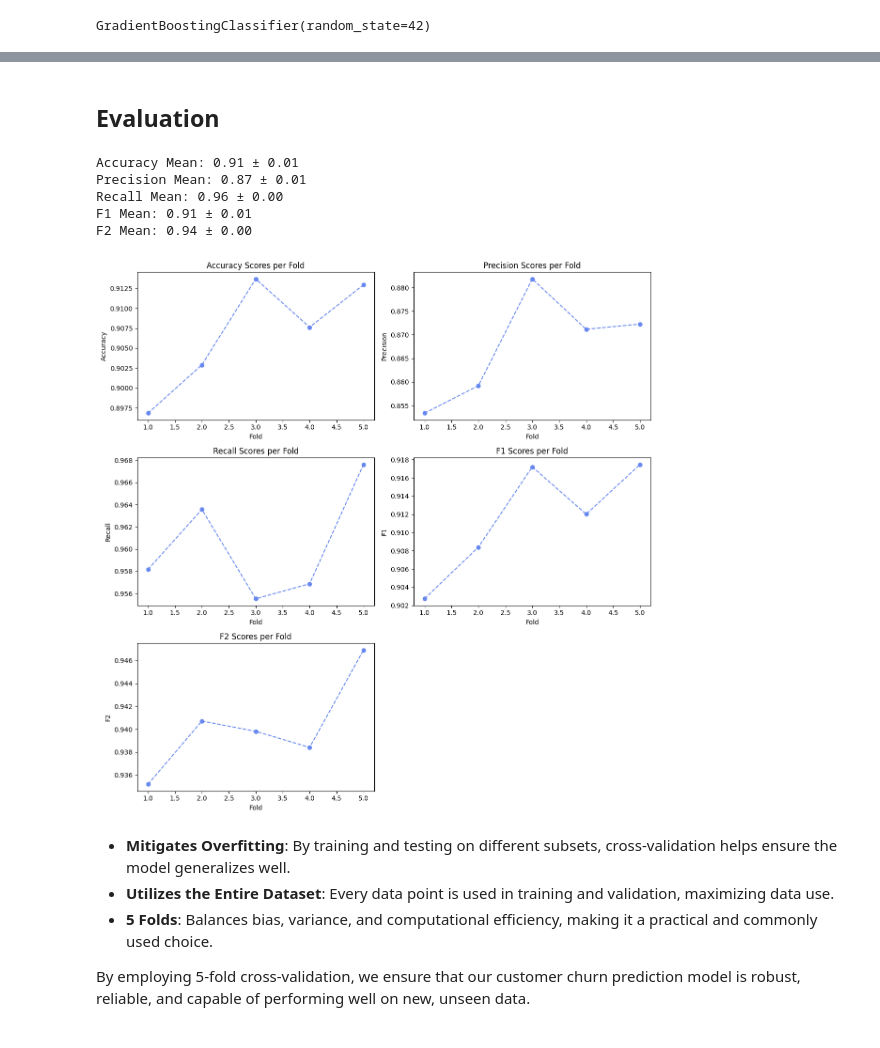
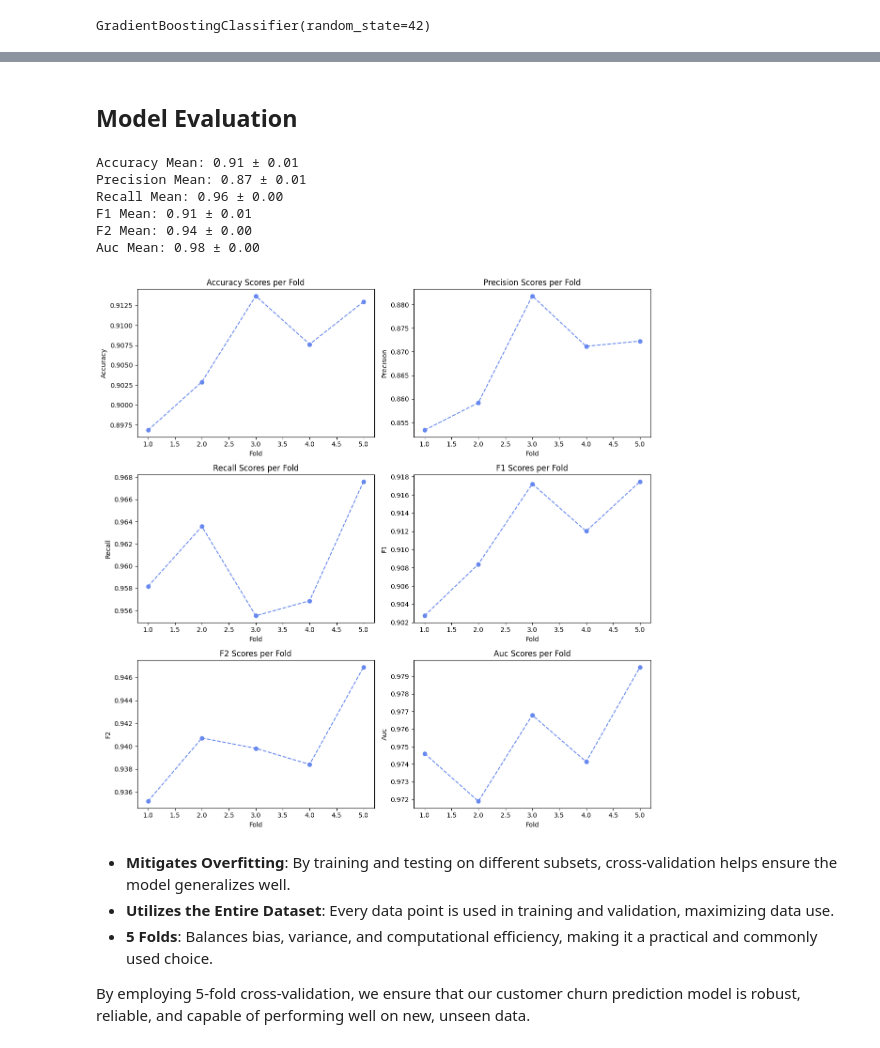
Before and after one commit to elishastanley/Churn-Prediction-Enhancing-Retention-with-Machine-Learning, a Jupyter notebook: Notebooks/main.ipynb, the cells around one changed output, grey strips where cells are left out. Cells and saved outputs as stored; diff of their text form; code cells hidden in the pictures.

Commit message:
Modeling

```diff
--- a/Notebooks/main.ipynb
+++ b/Notebooks/main.ipynb
@@ -857,42 +873,54 @@ F2 Score: 0.8457645178476292
 [figure]
 # %% [markdown]
-## **Evaluation**
+## **Model Evaluation**
 # %%
-
-# Define the k-Fold cross-validation
+# Defining the k-Fold cross-validation
 k = 5
 kf = StratifiedKFold(n_splits=k, shuffle=True, random_state=42)
 
-# Define scoring metrics
 scoring = {
     'accuracy': make_scorer(accuracy_score),
     'precision': make_scorer(precision_score),
     'recall': make_scorer(recall_score),
     'f1': make_scorer(f1_score),
-    'f2': make_scorer(fbeta_score, beta=2)
+    'f2': make_scorer(fbeta_score, beta=2),
+    'auc': make_scorer(roc_auc_score, needs_proba=True)
 }
 
-# Perform cross-validation and collect scores
+# Performing cross-validation and collect scores
 scores = {metric: [] for metric in scoring}
+tprs = []
+aucs = []
+mean_fpr = np.linspace(0, 1, 100)
+
 for train_index, test_index in kf.split(X, y):
     X_train_k, X_val_k = X.iloc[train_index], X.iloc[test_index]
     y_train_k, y_val_k = y.iloc[train_index], y.iloc[test_index]
 
     rf_clf.fit(X_train_k, y_train_k)
     y_pred_k = rf_clf.predict(X_val_k)
+    y_proba_k = rf_clf.predict_proba(X_val_k)[:, 1]
 
     for metric in scoring:
         if metric == 'f2':
             score = fbeta_score(y_val_k, y_pred_k, beta=2)
+        elif metric == 'auc':
+            score = roc_auc_score(y_val_k, y_proba_k)
         else:
             score = scoring[metric]._score_func(y_val_k, y_pred_k)
         scores[metric].append(score)
 
-# Convert scores to numpy arrays for easier plotting
+    fpr, tpr, _ = roc_curve(y_val_k, y_proba_k)
+    tprs.append(np.interp(mean_fpr, fpr, tpr))
+    tprs[-1][0] = 0.0
+    roc_auc = roc_auc_score(y_val_k, y_proba_k)
+    aucs.append(roc_auc)
+
+# Converting scores to numpy arrays for easier plotting
 for metric in scores:
     scores[metric] = np.array(scores[metric])
 
-# Print mean and standard deviation for each metric
+# Printing mean and standard deviation for each metric
 for metric in scores:
     print(f"{metric.capitalize()} Mean: {
           scores[metric].mean():.2f} ± {scores[metric].std():.2f}")
@@ -902,25 +930,25 @@ Precision Mean: 0.87 ± 0.01
 Recall Mean: 0.96 ± 0.00
 F1 Mean: 0.91 ± 0.01
 F2 Mean: 0.94 ± 0.00
+Auc Mean: 0.98 ± 0.00
 # %%
-# Visualize the results
+# Visualizing the results
 fig, ax = plt.subplots(3, 2, figsize=(12, 12))
 ax = ax.flatten()
 
-metrics_names = ['Accuracy', 'Precision', 'Recall', 'F1 Score', 'F2 Score']
+metrics_names = ['Accuracy', 'Precision',
+                 'Recall', 'F1 Score', 'F2 Score', 'AUC']
 for idx, metric in enumerate(scores):
     ax[idx].plot(range(1, k+1), scores[metric], marker='o', linestyle='--')
     ax[idx].set_title(f'{metric.capitalize()} Scores per Fold')
     ax[idx].set_xlabel('Fold')
     ax[idx].set_ylabel(metric.capitalize())
     ax[idx].grid(False)
 
-fig.delaxes(ax[-1])
-
 plt.tight_layout()
 plt.show()
 # %% [output]
-[figure, old version]
+[figure, new version]
 # %% [markdown]
 - **Mitigates Overfitting**: By training and testing on different subsets, cross-validation helps ensure the model generalizes well.
 - **Utilizes the Entire Dataset**: Every data point is used in training and validation, maximizing data use.
```
Also changed, not shown: parts of 8 cells of this notebook, 1 other file.
